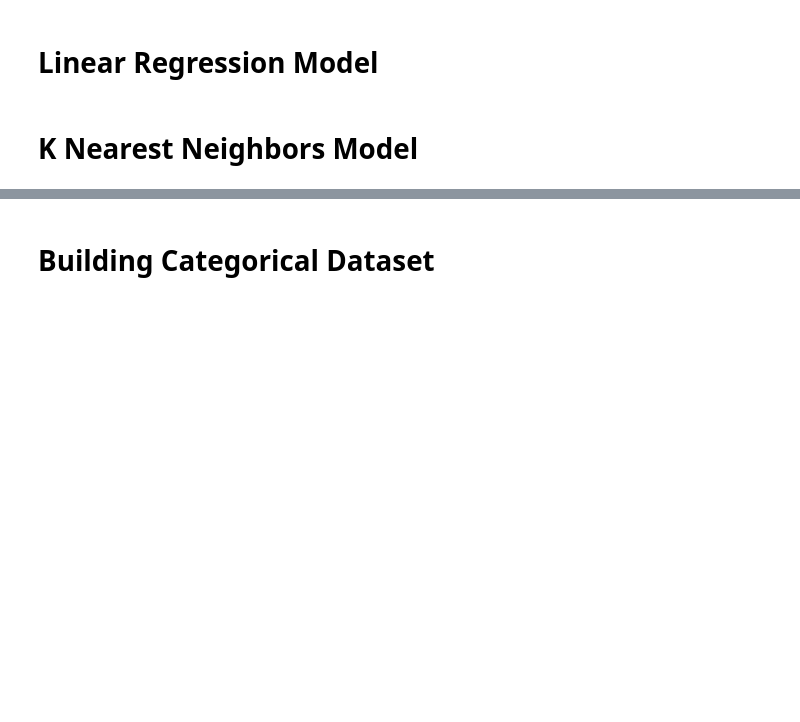
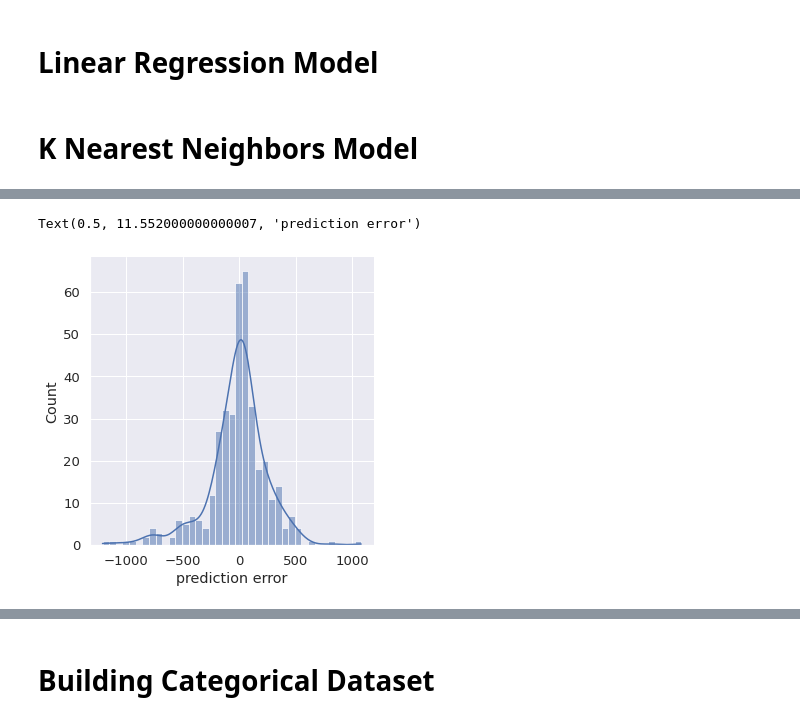
Before and after one commit to DanielKorenDataScience/RegressionProject, a Jupyter notebook: Regression Project.ipynb, the cells around one changed output, grey strips where cells are left out. Drawn from its saved outputs; the diff is of its cells as text; code cells hidden in the pictures; blank space fills up the shorter version.

```diff
--- a/Regression Project.ipynb
+++ b/Regression Project.ipynb
@@ -503,0 +566,6 @@ model.fit(X, y)
+# %%
+sns.displot(y_test_pred - y_test, kde=True)
+plt.xlabel('prediction error')
+# %% [output]
+Text(0.5, 11.552000000000007, 'prediction error')
+[figure, added]
```
Also changed, not shown: parts of 13 cells of this notebook.
